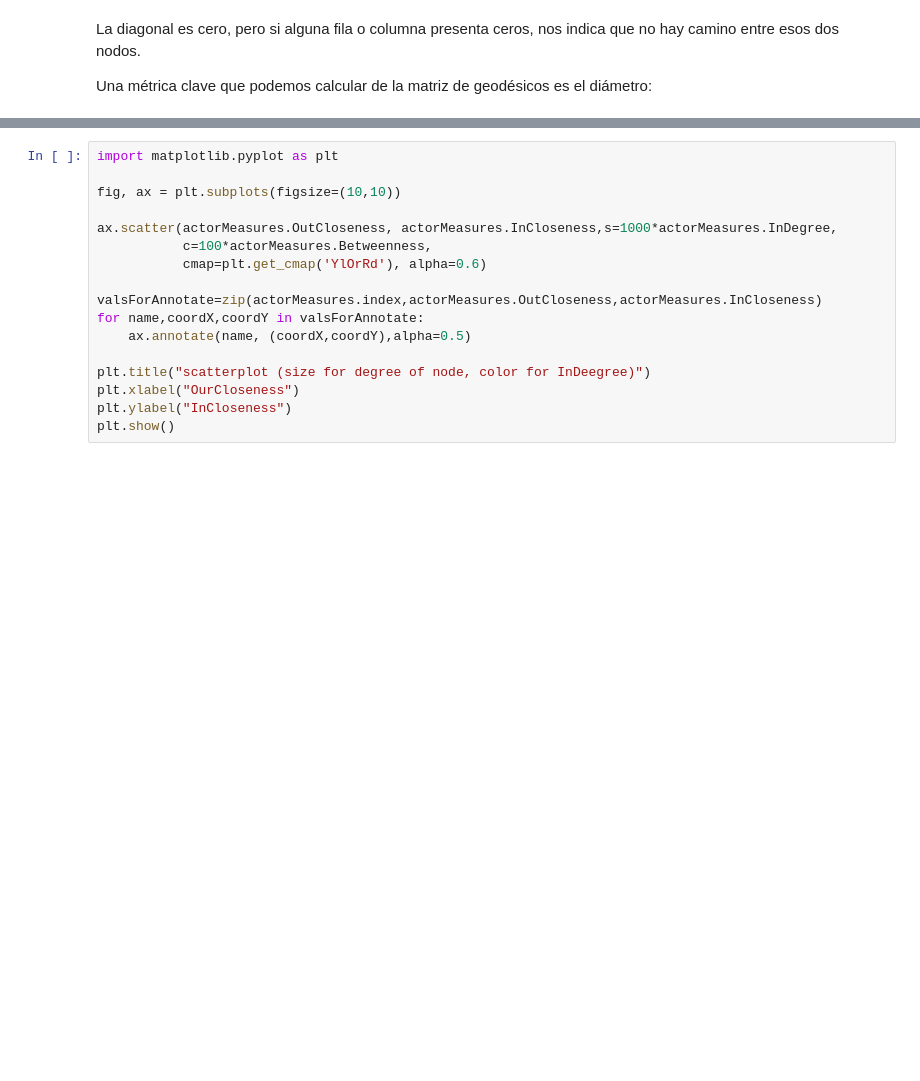
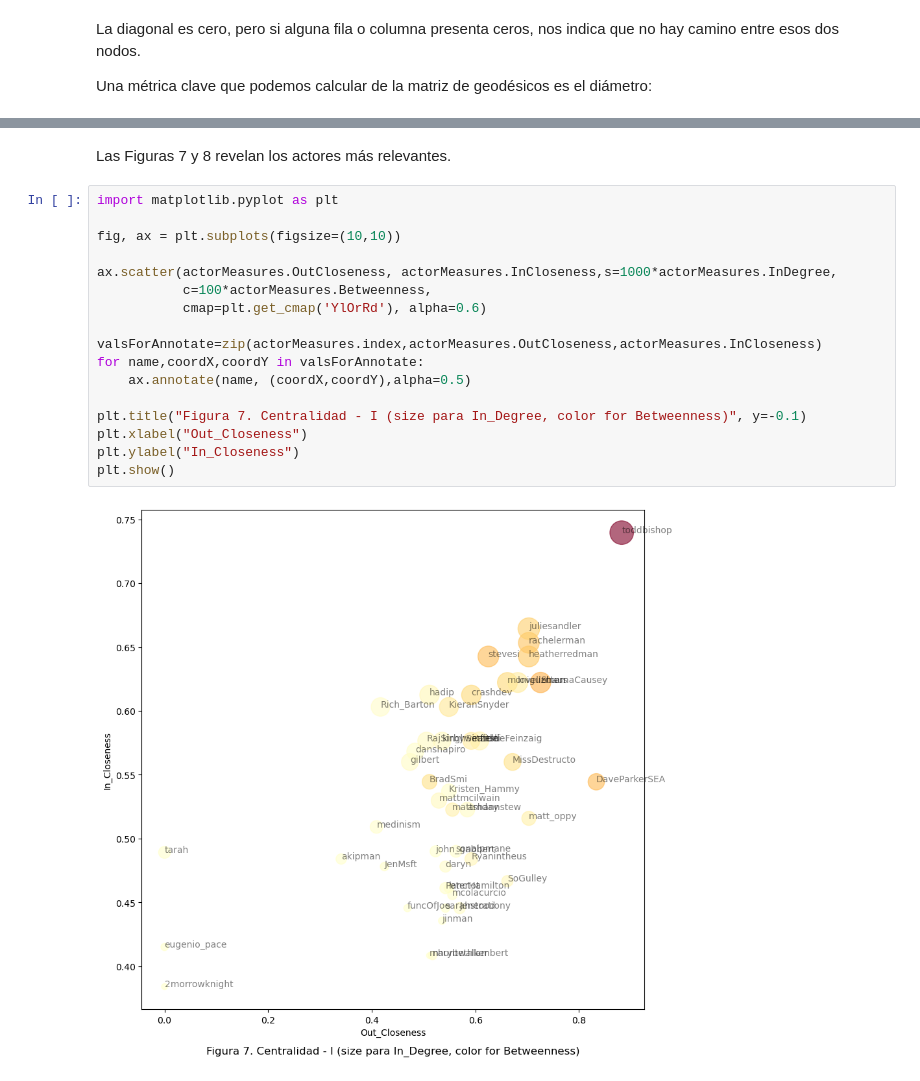
Before and after one commit to MAGALLANESJoseManuel/MGPIT_Pol748_Redes_2, a Jupyter notebook: sesion_2.ipynb, the cells around one changed output, grey strips where cells are left out. Cells and saved outputs as stored; diff of their text form; blank space fills up the shorter version.

```diff
--- a/sesion_2.ipynb
+++ b/sesion_2.ipynb
@@ -188,18 +319,22 @@ actorMeasures
+# %% [markdown]
+Las Figuras 7 y 8 revelan los actores más relevantes.
 # %%
 import matplotlib.pyplot as plt
 
 fig, ax = plt.subplots(figsize=(10,10))
 
 ax.scatter(actorMeasures.OutCloseness, actorMeasures.InCloseness,s=1000*actorMeasures.InDegree,
            c=100*actorMeasures.Betweenness,
            cmap=plt.get_cmap('YlOrRd'), alpha=0.6)
 
 valsForAnnotate=zip(actorMeasures.index,actorMeasures.OutCloseness,actorMeasures.InCloseness)
 for name,coordX,coordY in valsForAnnotate:
     ax.annotate(name, (coordX,coordY),alpha=0.5)
 
-plt.title("scatterplot (size for degree of node, color for InDeegree)")
-plt.xlabel("OurCloseness")
-plt.ylabel("InCloseness")
+plt.title("Figura 7. Centralidad - I (size para In_Degree, color for Betweenness)", y=-0.1)
+plt.xlabel("Out_Closeness")
+plt.ylabel("In_Closeness")
 plt.show()
+# %% [output]
+[figure, added]
 # %%
```
Also changed, not shown: parts of 42 cells of this notebook.
